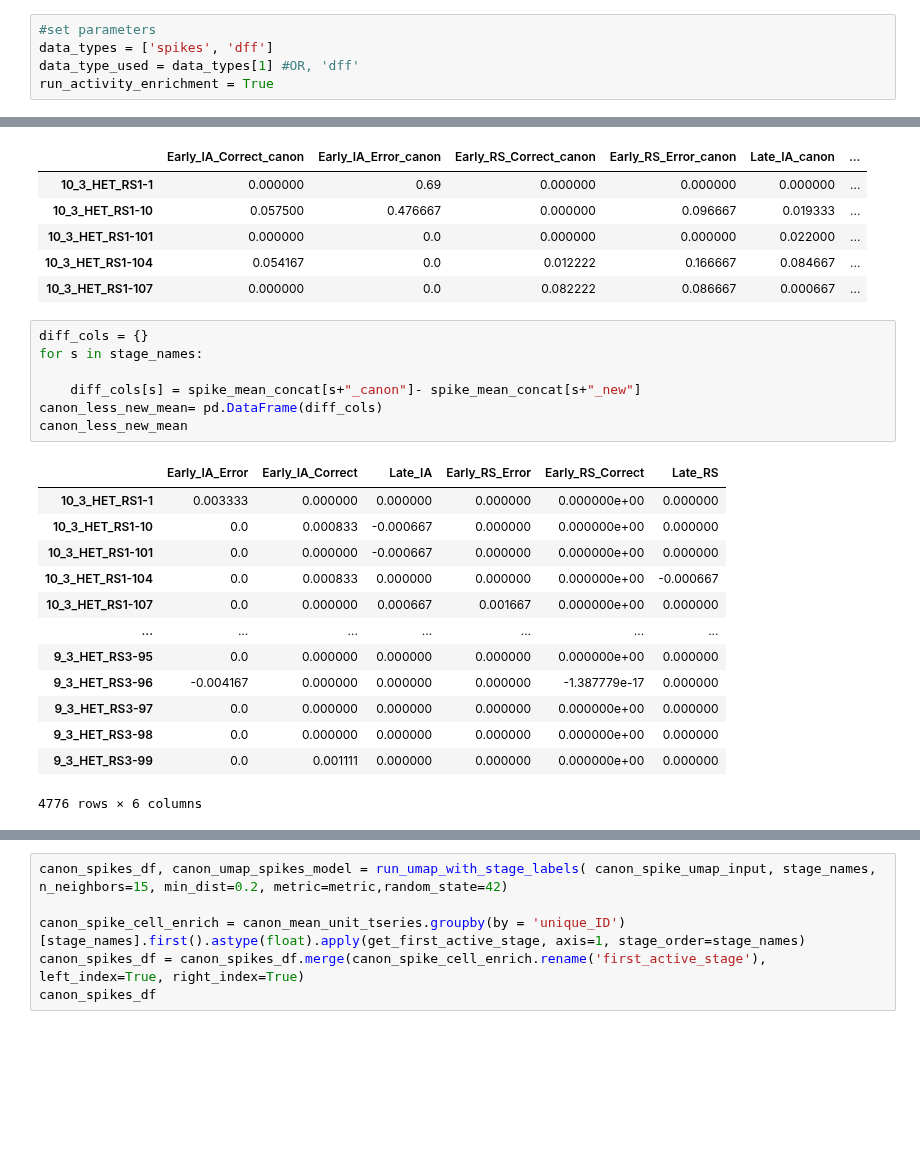
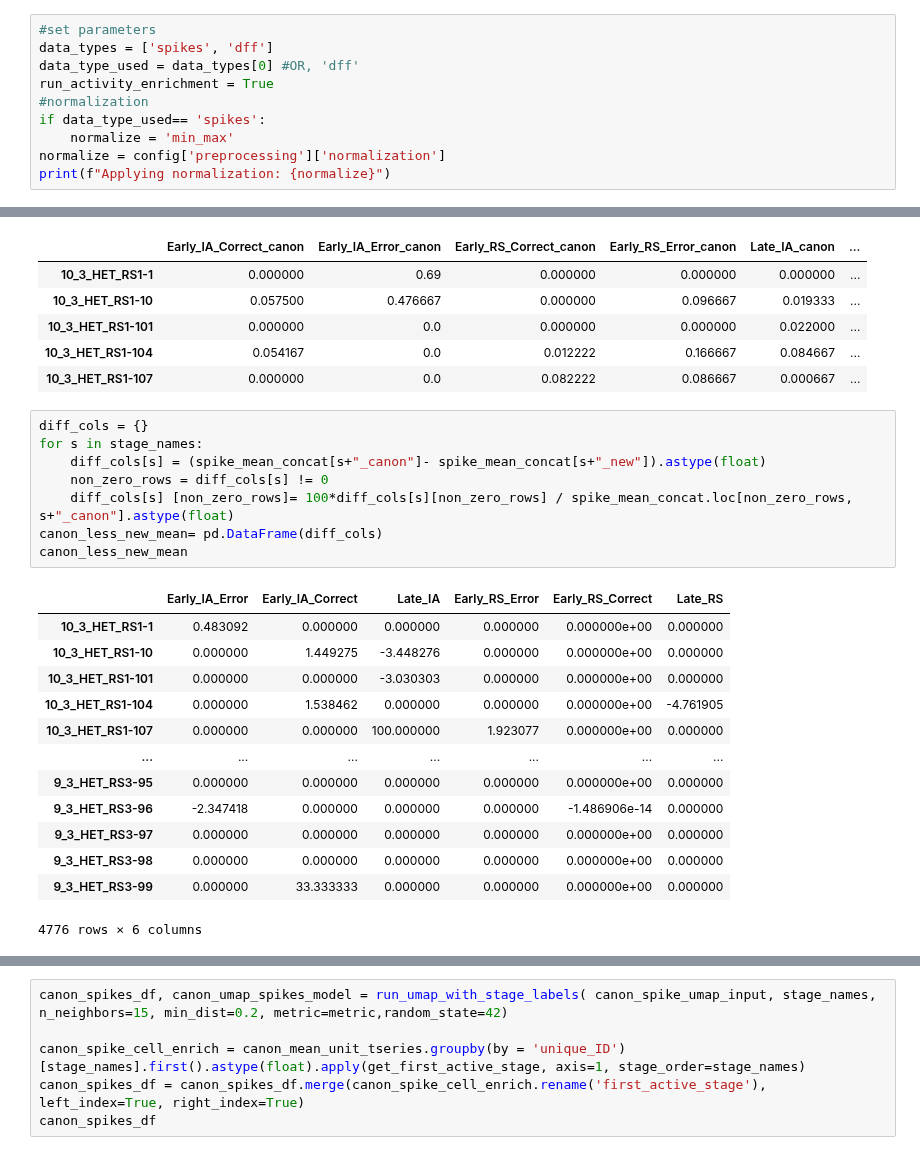
Before and after one commit to cjohnsoncruz/dlx56_mPFC_1p_SohalLab, a Jupyter notebook: code/preprocess matlab data v6_modular.ipynb, the cells around one changed output, grey strips where cells are left out. Cells and saved outputs as stored; diff of their text form; blank space fills up the shorter version.

```diff
--- a/code/preprocess matlab data v6_modular.ipynb
+++ b/code/preprocess matlab data v6_modular.ipynb
@@ -110,8 +110,13 @@ WindowsPath('C:/Users/13car/Dropbox/local_github_repos_personal/dlx56_mPFC_1p_So
 # %%
 #set parameters
 data_types = ['spikes', 'dff']
-data_type_used = data_types[1] #OR, 'dff'
+data_type_used = data_types[0] #OR, 'dff'
 run_activity_enrichment = True
+#normalization
+if data_type_used== 'spikes':
+    normalize = 'min_max'
+normalize = config['preprocessing']['normalization']
+print(f"Applying normalization: {normalize}")
 # %%
 #get all dataset names
 content_names = [f for f in source_dataset_location.glob('**/*') if "object" in f.name] #verify you are using the correct number of dataset
@@ -1077,22 +1109,23 @@ spike_mean_concat.head()
 # %%
 diff_cols = {}
 for s in stage_names:
-
-    diff_cols[s] = spike_mean_concat[s+"_canon"]- spike_mean_concat[s+"_new"]
+    diff_cols[s] = (spike_mean_concat[s+"_canon"]- spike_mean_concat[s+"_new"]).astype(float)
+    non_zero_rows = diff_cols[s] != 0
+    diff_cols[s] [non_zero_rows]= 100*diff_cols[s][non_zero_rows] / spike_mean_concat.loc[non_zero_rows, s+"_canon"].astype(float)
 canon_less_new_mean= pd.DataFrame(diff_cols)
 canon_less_new_mean
 # %% [output]
 |  | Early_IA_Error | Early_IA_Correct | Late_IA | Early_RS_Error | Early_RS_Correct | Late_RS |
-| 10_3_HET_RS1-1 | 0.003333 | 0.000000 | 0.000000 | 0.000000 | 0.000000e+00 | 0.000000 |
-| 10_3_HET_RS1-10 | 0.0 | 0.000833 | -0.000667 | 0.000000 | 0.000000e+00 | 0.000000 |
-| 10_3_HET_RS1-101 | 0.0 | 0.000000 | -0.000667 | 0.000000 | 0.000000e+00 | 0.000000 |
-| 10_3_HET_RS1-104 | 0.0 | 0.000833 | 0.000000 | 0.000000 | 0.000000e+00 | -0.000667 |
-| 10_3_HET_RS1-107 | 0.0 | 0.000000 | 0.000667 | 0.001667 | 0.000000e+00 | 0.000000 |
+| 10_3_HET_RS1-1 | 0.483092 | 0.000000 | 0.000000 | 0.000000 | 0.000000e+00 | 0.000000 |
+| 10_3_HET_RS1-10 | 0.000000 | 1.449275 | -3.448276 | 0.000000 | 0.000000e+00 | 0.000000 |
+| 10_3_HET_RS1-101 | 0.000000 | 0.000000 | -3.030303 | 0.000000 | 0.000000e+00 | 0.000000 |
+| 10_3_HET_RS1-104 | 0.000000 | 1.538462 | 0.000000 | 0.000000 | 0.000000e+00 | -4.761905 |
+| 10_3_HET_RS1-107 | 0.000000 | 0.000000 | 100.000000 | 1.923077 | 0.000000e+00 | 0.000000 |
 | ... | ... | ... | ... | ... | ... | ... |
-| 9_3_HET_RS3-95 | 0.0 | 0.000000 | 0.000000 | 0.000000 | 0.000000e+00 | 0.000000 |
-| 9_3_HET_RS3-96 | -0.004167 | 0.000000 | 0.000000 | 0.000000 | -1.387779e-17 | 0.000000 |
-| 9_3_HET_RS3-97 | 0.0 | 0.000000 | 0.000000 | 0.000000 | 0.000000e+00 | 0.000000 |
-| 9_3_HET_RS3-98 | 0.0 | 0.000000 | 0.000000 | 0.000000 | 0.000000e+00 | 0.000000 |
-| 9_3_HET_RS3-99 | 0.0 | 0.001111 | 0.000000 | 0.000000 | 0.000000e+00 | 0.000000 |
+| 9_3_HET_RS3-95 | 0.000000 | 0.000000 | 0.000000 | 0.000000 | 0.000000e+00 | 0.000000 |
+| 9_3_HET_RS3-96 | -2.347418 | 0.000000 | 0.000000 | 0.000000 | -1.486906e-14 | 0.000000 |
+| 9_3_HET_RS3-97 | 0.000000 | 0.000000 | 0.000000 | 0.000000 | 0.000000e+00 | 0.000000 |
+| 9_3_HET_RS3-98 | 0.000000 | 0.000000 | 0.000000 | 0.000000 | 0.000000e+00 | 0.000000 |
+| 9_3_HET_RS3-99 | 0.000000 | 33.333333 | 0.000000 | 0.000000 | 0.000000e+00 | 0.000000 |
 4776 rows × 6 columns
 # %%
```
Also changed, not shown: parts of 5 cells of this notebook, 1 other file.
